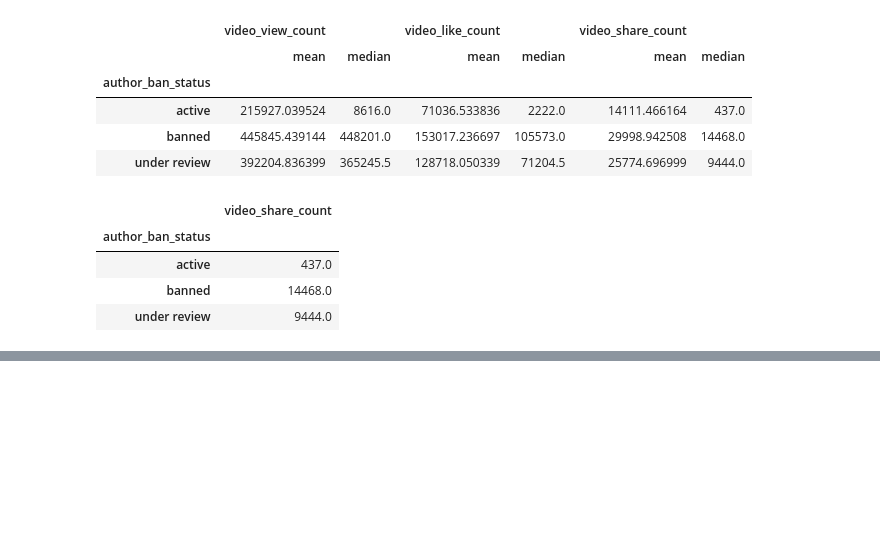
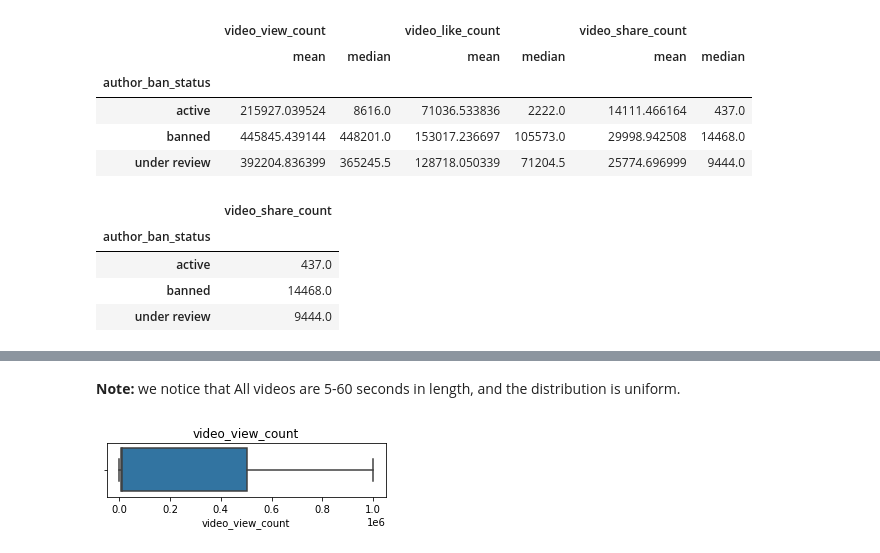
Before and after one commit to Mustafa777Xo/TikTok, a Jupyter notebook: tiktok_classfication.ipynb, the cells around one changed output, grey strips where cells are left out. Drawn from its saved outputs; the diff is of its cells as text; code cells hidden in the pictures; blank space fills up the shorter version.

```diff
--- a/tiktok_classfication.ipynb
+++ b/tiktok_classfication.ipynb
@@ -151,0 +174,8 @@ data['shares_per_view'] = data['video_share_count'] / data['video_view_count']
+# %% [markdown]
+**Note:** we notice that All videos are 5-60 seconds in length, and the distribution is uniform.
+# %%
+plt.figure(figsize=(5, 1))
+plt.title('video_view_count')
+sns.boxplot(x=data['video_view_count']);
+# %% [output]
+[figure, added]
```
Also changed, not shown: parts of 20 cells of this notebook.
